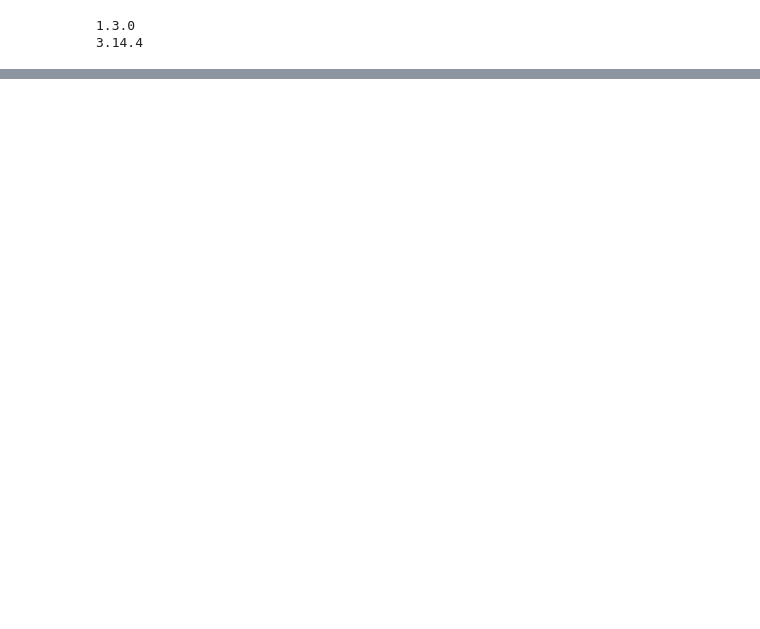
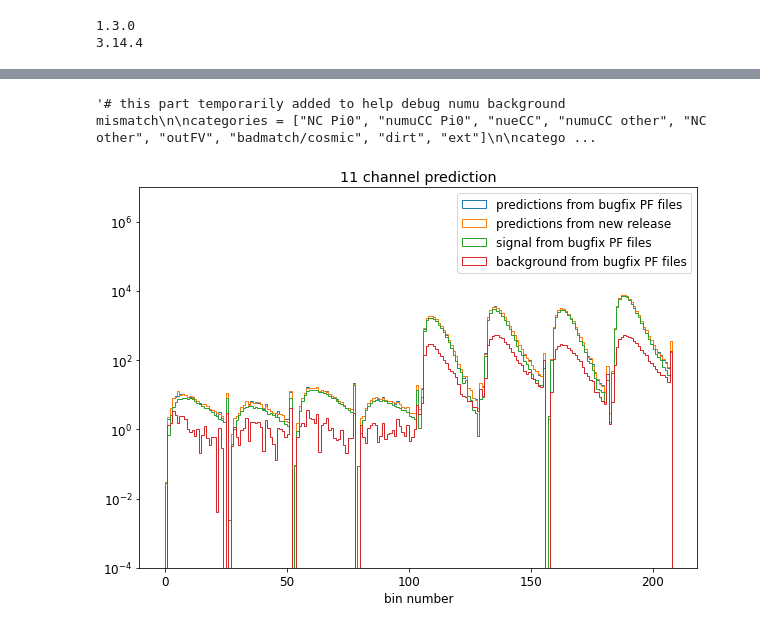
Before and after one commit to leehagaman/misc_python_code, a Jupyter notebook: eLEE_data_release/other_ipynbs/new_energy_resolutions.ipynb, the cells around one changed output, grey strips where cells are left out. Saved outputs shown, nothing was run; the diff lists cells and outputs as text; code cells hidden in the pictures; blank space fills up the shorter version.

```diff
--- a/eLEE_data_release/other_ipynbs/new_energy_resolutions.ipynb
+++ b/eLEE_data_release/other_ipynbs/new_energy_resolutions.ipynb
@@ -768,0 +1028,36 @@ plt.show()
+# %%
+"""# this part temporarily added to help debug numu background mismatch
+
+categories = ["NC Pi0", "numuCC Pi0", "nueCC", "numuCC other", "NC other", "outFV", "badmatch/cosmic", "dirt", "ext"]
+
+category_queries = [
+        "not (isDirt==1) and not (isEXT==1) and match_completeness_energy/truth_energyInside>=0.1 and truth_vtxInside==1 and truth_isCC==0 and truth_NprimPio>0",
+        "not (isDirt==1) and not (isEXT==1) and match_completeness_energy/truth_energyInside>=0.1 and truth_vtxInside==1 and truth_isCC==1 and abs(truth_nuPdg)==14 and truth_NprimPio>0",
+        "not (isDirt==1) and not (isEXT==1) and match_completeness_energy/truth_energyInside>=0.1 and truth_vtxInside==1 and truth_isCC==1 and abs(truth_nuPdg)==12",
+        "not (isDirt==1) and not (isEXT==1) and match_completeness_energy/truth_energyInside>=0.1 and truth_vtxInside==1 and truth_isCC==1 and abs(truth_nuPdg)==14 and truth_NprimPio==0",
+        "not (isDirt==1) and not (isEXT==1) and match_completeness_energy/truth_energyInside>=0.1 and truth_vtxInside==1 and truth_isCC==0 and truth_NprimPio==0",
+        "not (isDirt==1) and not (isEXT==1) and match_completeness_energy/truth_energyInside>=0.1 and not (truth_vtxInside==1)",
+        "not (isDirt==1) and not (isEXT==1) and not (match_completeness_energy/truth_energyInside>=0.1)",
+        "isDirt==1",
+        "isEXT==1",
+    ]
+
+colors = [
+    "tomato",
+    "royalblue",
+    "orchid",
+    "orange",
+    "pink",
+    "cyan",
+    "turquoise",
+    "brown",
+    "limegreen"
+]
+
+
+numu_sel_PC_df = numu_sel_df.query("match_isFC==0")
+
+category_PC_dfs = [numu_sel_PC_df.query(q) for q in category_queries]
+"""
+# %% [output]
+'# this part temporarily added to help debug numu background mismatch\n\ncategories = ["NC Pi0", "numuCC Pi0", "nueCC", "numuCC other", "NC other", "outFV", "badmatch/cosmic", "dirt", "ext"]\n\ncatego ...
@@ -768,0 +1492,21 @@ plt.show()
+# %%
+num_bins = 26*8
+bin_centers = [0.5 + _ for _ in range(num_bins)]
+
+mpl.rcParams.update({'font.size': 12})
+
+plt.figure(figsize=(10,7))
+
+plt.hist(bin_centers, weights=eleven_channel_total_pred_from_checkout_files, bins=num_bins, range=(0, num_bins), histtype="step", label="predictions from bugfix PF files")
+plt.hist(bin_centers, weights=eleven_channel_total_from_new_release, bins=num_bins, range=(0, num_bins), histtype="step", label="predictions from new release")
+plt.hist(bin_centers, weights=eleven_channel_total_sig_from_checkout_files, bins=num_bins, range=(0, num_bins), histtype="step", label="signal from bugfix PF files")
+plt.hist(bin_centers, weights=eleven_channel_bkg_from_checkout_files, bins=num_bins, range=(0, num_bins), histtype="step", label="background from bugfix PF files")
+
+plt.yscale("log")
+plt.title("11 channel prediction")
+plt.xlabel("bin number")
+plt.legend()
+plt.ylim((1e-4, 1e7))
+plt.show()
+# %% [output]
+[figure, added]
```
Also changed, not shown: parts of 35 cells of this notebook, 2 other files.
